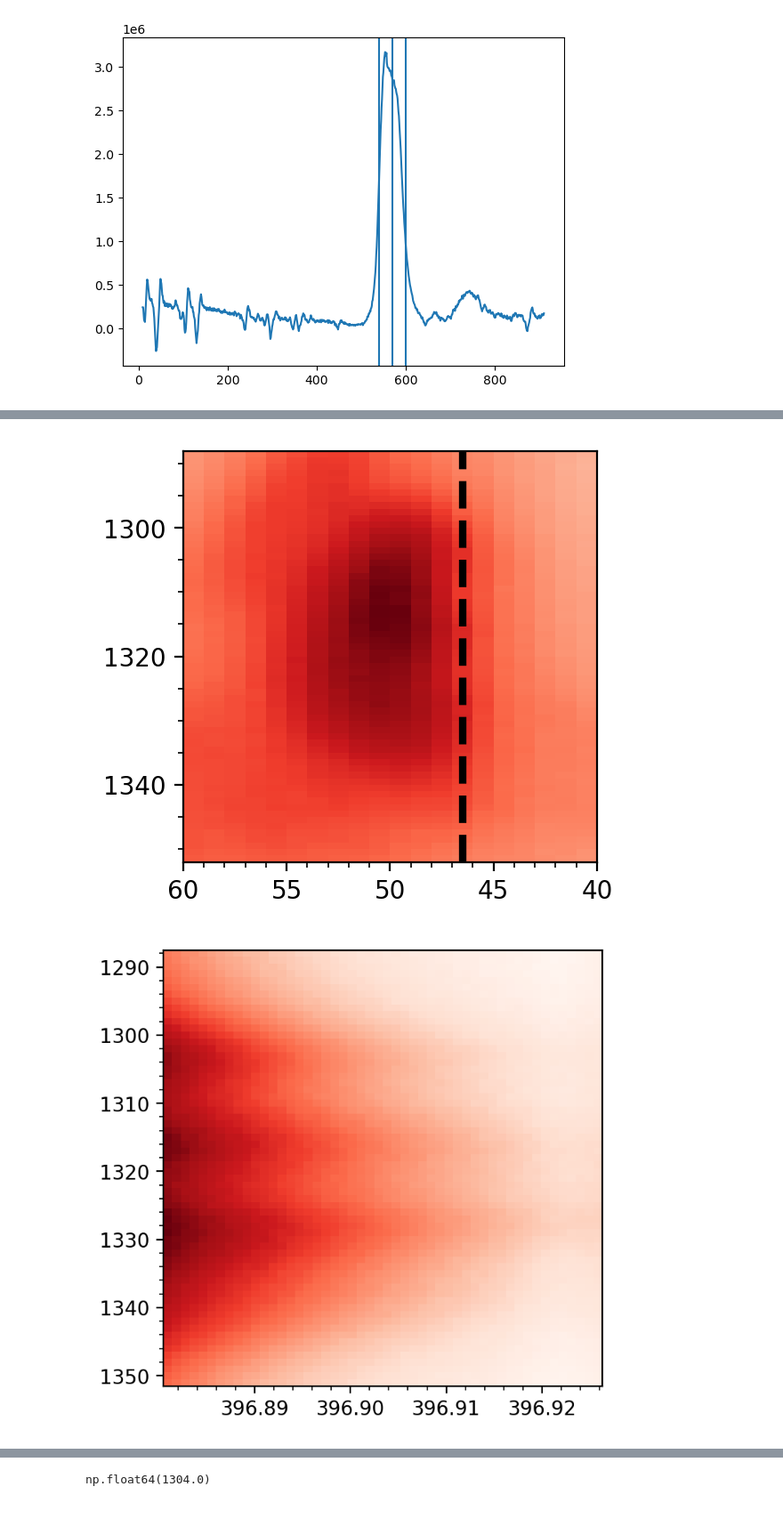
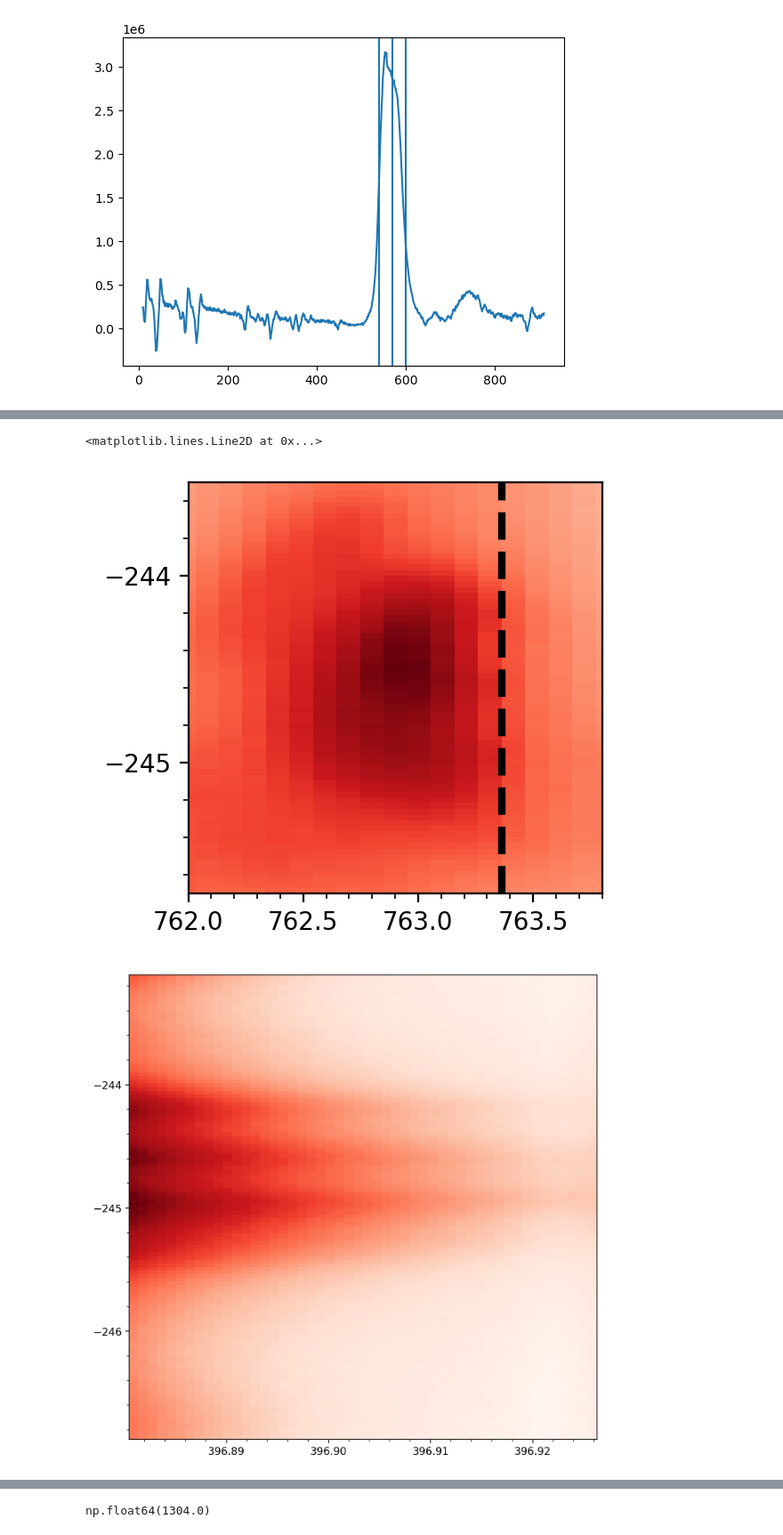
Before and after one commit to coletamburri2112/Flare_Patrol_Analysis, a Jupyter notebook: NOTEBOOKS/11_Aug_2024_Flare_Paper_Plots/ViSP_ultrafinestructure.ipynb, the cells around one changed output, grey strips where cells are left out. Shown at 89% size. Saved outputs shown, nothing was run; the diff lists cells and outputs as text; code cells hidden in the pictures.

```diff
--- a/NOTEBOOKS/11_Aug_2024_Flare_Paper_Plots/ViSP_ultrafinestructure.ipynb
+++ b/NOTEBOOKS/11_Aug_2024_Flare_Paper_Plots/ViSP_ultrafinestructure.ipynb
@@ -6,8 +6,18 @@ from matplotlib.ticker import (MultipleLocator, AutoMinorLocator)
 from scipy.optimize import curve_fit
 # %%
 filename = '/Users/coletamburri/Desktop/latescan.npz'
+
+dkist_coord_file = '/Users/coletamburri/Desktop/ViSPcoords_newcalib.npz'
 # %%
 latescan = np.load(filename)
+
+dkist_coords = np.load(dkist_coord_file)
+
+xarr_caII = dkist_coords['xarr_caII']
+yarr_caII = dkist_coords['yarr_caII']
+
+xarr_hbeta = dkist_coords['xarr_hbeta']
+yarr_hbeta = dkist_coords['yarr_hbeta']
 # %%
 latescan
 # %% [output]
@@ -57,18 +64,18 @@ ax.yaxis.set_minor_locator(AutoMinorLocator())
 # %%
 fig,ax=plt.subplots(dpi=200,figsize=(3,3));
-ax.pcolormesh(np.transpose(intensity[:,600,:]),cmap='Reds');fig.show()
-ax.invert_xaxis()
-ax.set_ylim([ylo+20,yhi-40])
-ax.set_xlim([60,40])
-ax.invert_yaxis()
-ax.set_yticks([1300,1320,1340])
-ax.axvline(poschoice+0.5,c='black',linestyle='dashed',linewidth=3)
+ax.pcolormesh(xarr_caII,yarr_caII,np.transpose(intensity[:,600,:]),cmap='Reds');fig.show()
+ax.set_ylim([-245.7,-243.5])
+ax.set_xlim([762,763.8])
+ax.set_yticks([-245,-244])
 ax.xaxis.set_minor_locator(AutoMinorLocator())
 ax.yaxis.set_minor_locator(AutoMinorLocator())
+
+ax.axvline(xarr_caII[poschoice],c='black',linestyle='dashed',linewidth=3)
 # %% [output]
+<matplotlib.lines.Line2D at 0x...>
-[figure, old version]
+[figure, new version]
 # %%
-choicepos = intensity[poschoice,wllo:wlhi,ylo+20:yhi-40]
+choicepos = intensity[poschoice,wllo:wlhi,ylo:yhi]
 vmin = np.percentile(choicepos, 30)
 vmax = np.percentile(choicepos, 99)
 
@@ -76,28 +83,28 @@ Y=np.arange(ylo+20,yhi-40)
 # %%
 colors = plt.cm.jet(np.linspace(0,1,10))
 
 inds=[10,21,35,48] #minima between peaks
 
-fig,ax=plt.subplots(dpi=200,figsize=(4,4));
-ax.pcolormesh(wl[wllo:wlhi],Y,np.transpose(choicepos),cmap='Reds')
+fig,ax=plt.subplots(dpi=200,figsize=(8,8));
+ax.pcolormesh(wl[wllo:wlhi],yarr_caII[ylo:yhi],np.transpose(choicepos),cmap='Reds')
 l=0
+ax.set_yticks([-246,-245,-244])
+
 # for i in np.linspace(396.881,396.92,9):
 #     l+=1
 #     ax.axvline(i,c=colors[l],linestyle='dashed',linewidth=2)
 # ax.axhline(ylo+20+inds[0],linestyle='dashdot',color='#8250C4')
 # ax.axhline(ylo+20+inds[1],linestyle='dashed',color='#8250C4')
 # ax.axhline(ylo+20+inds[2],linestyle='solid',color='#8250C4')
 # ax.axhline(ylo+20+inds[3],linestyle='dotted',color='#8250C4')
 
 # ax.axhline(ylo+20+np.round((inds[1]+inds[0])/2),linestyle='dashdot',color='black')
 # ax.axhline(ylo+20+np.round((inds[2]+inds[1])/2),linestyle='dashed',color='black')
 # ax.axhline(ylo+20+np.round((inds[3]+inds[2])/2),linestyle='solid',color='black')
 ax.xaxis.set_minor_locator(AutoMinorLocator())
 ax.yaxis.set_minor_locator(AutoMinorLocator())
-
-ax.invert_yaxis()
 # %% [output]
-[figure, old version]
+[figure, new version]
 # %%
 colors = plt.cm.jet(np.linspace(0,1,10))
 
```
Also changed, not shown: parts of 9 cells of this notebook, 5 other files.
